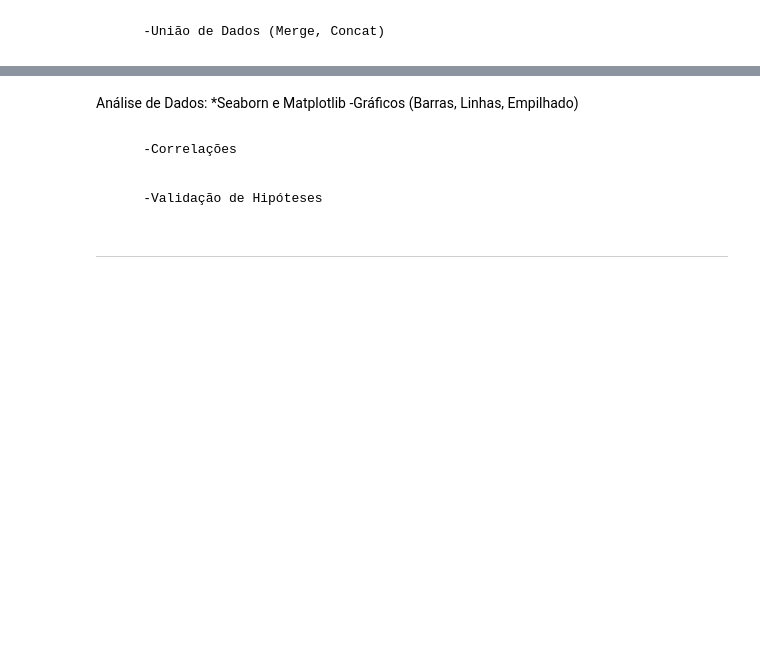
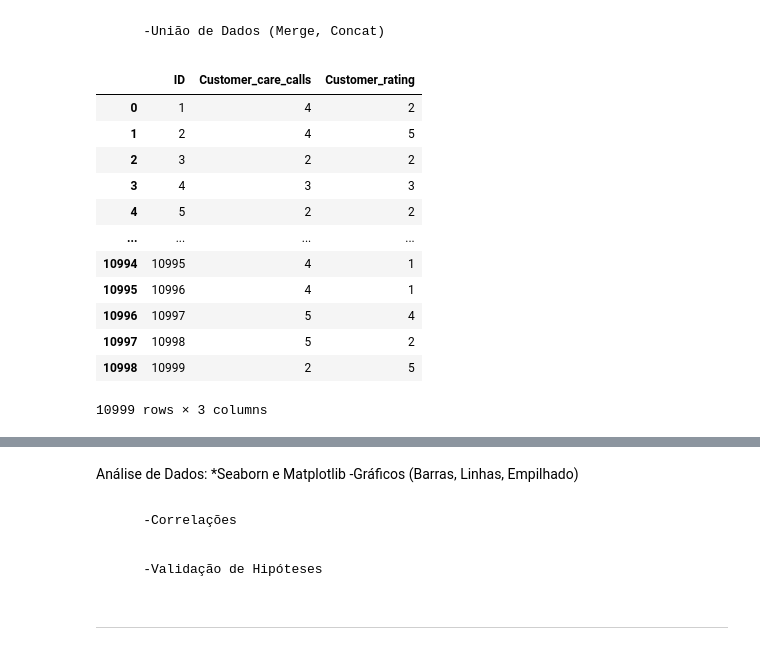
Before and after one commit to wolfwm/learningDS, a Jupyter notebook: ECommerceShippingData/ECom_shipping_data.ipynb, the cells around one changed output, grey strips where cells are left out. Drawn from its saved outputs; the diff is of its cells as text; code cells hidden in the pictures; blank space fills up the shorter version.

```diff
--- a/ECommerceShippingData/ECom_shipping_data.ipynb
+++ b/ECommerceShippingData/ECom_shipping_data.ipynb
@@ -136,2 +156,19 @@ Name: Mode_of_Shipment, dtype: int64
 # %% [markdown]
         -União de Dados (Merge, Concat)
+# %%
+ecsd_customer = pd.concat([ecsd['ID'], ecsd['Customer_care_calls'], ecsd['Customer_rating']], axis=1, keys=['ID', 'Customer_care_calls', 'Customer_rating'])
+ecsd_customer
+# %% [output]
+|  | ID | Customer_care_calls | Customer_rating |
+| 0 | 1 | 4 | 2 |
+| 1 | 2 | 4 | 5 |
+| 2 | 3 | 2 | 2 |
+| 3 | 4 | 3 | 3 |
+| 4 | 5 | 2 | 2 |
+| ... | ... | ... | ... |
+| 10994 | 10995 | 4 | 1 |
+| 10995 | 10996 | 4 | 1 |
+| 10996 | 10997 | 5 | 4 |
+| 10997 | 10998 | 5 | 2 |
+| 10998 | 10999 | 2 | 5 |
+10999 rows × 3 columns
```
Also changed, not shown: parts of 5 cells of this notebook.
